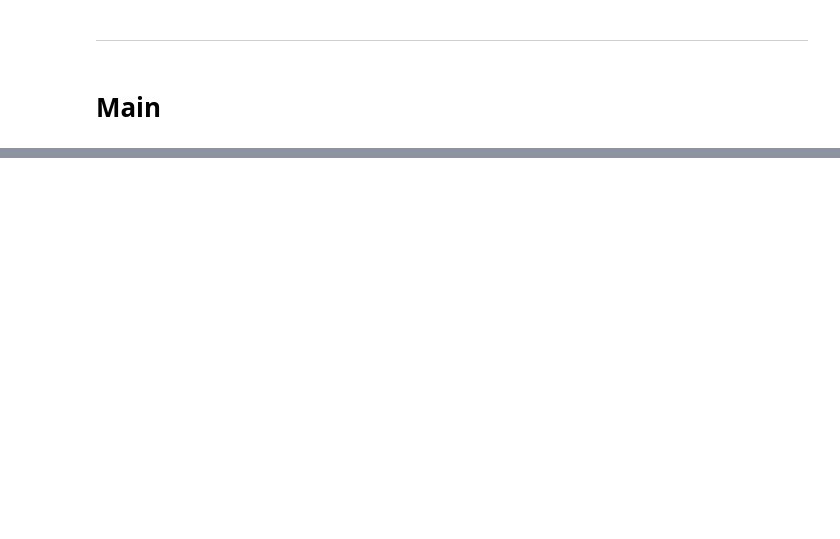
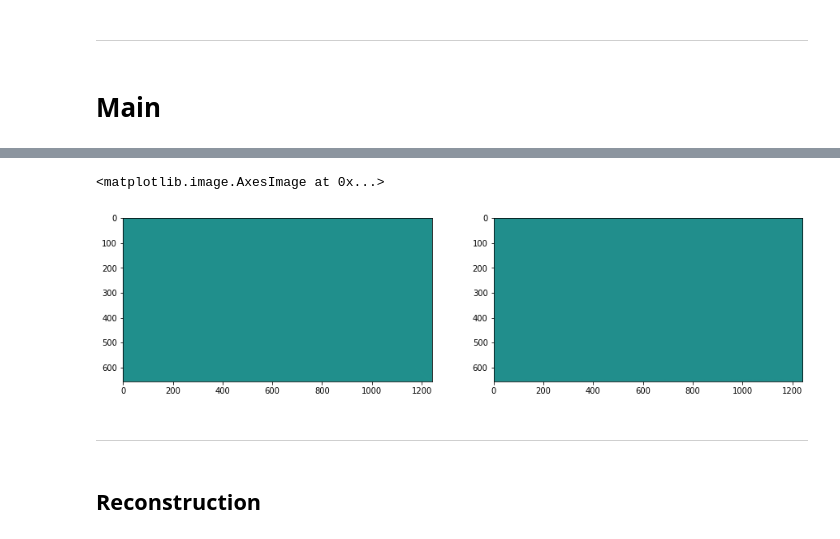
Before and after one commit to TheOceanPony/Panorama_TRWS, a Jupyter notebook: TRWS panorama stiching.ipynb, the cells around one changed output, grey strips where cells are left out. Saved outputs shown, nothing was run; the diff lists cells and outputs as text; code cells hidden in the pictures; blank space fills up the shorter version.

```diff
--- a/TRWS panorama stiching.ipynb
+++ b/TRWS panorama stiching.ipynb
@@ -147,0 +273,13 @@ for i in reversed(range(len(N))):
+# %%
+fig = plt.figure(figsize=(15, 15))
+fig.add_subplot(1, 2, 1)
+plt.imshow(R[:,:,0])
+fig.add_subplot(1, 2, 2)
+plt.imshow(D[:,:,0])
+# %% [output]
+<matplotlib.image.AxesImage at 0x...>
+[figure, added]
+# %% [markdown]
+---
+# %% [markdown]
+## Reconstruction
```
Also changed, not shown: parts of 22 cells of this notebook, 1 other file.
